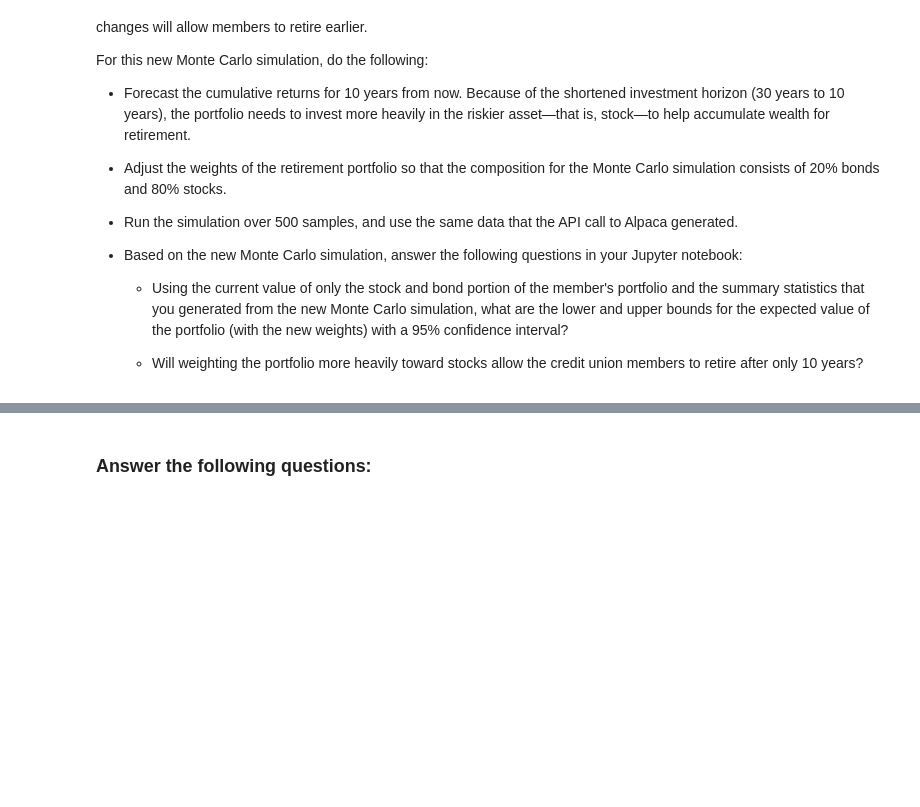
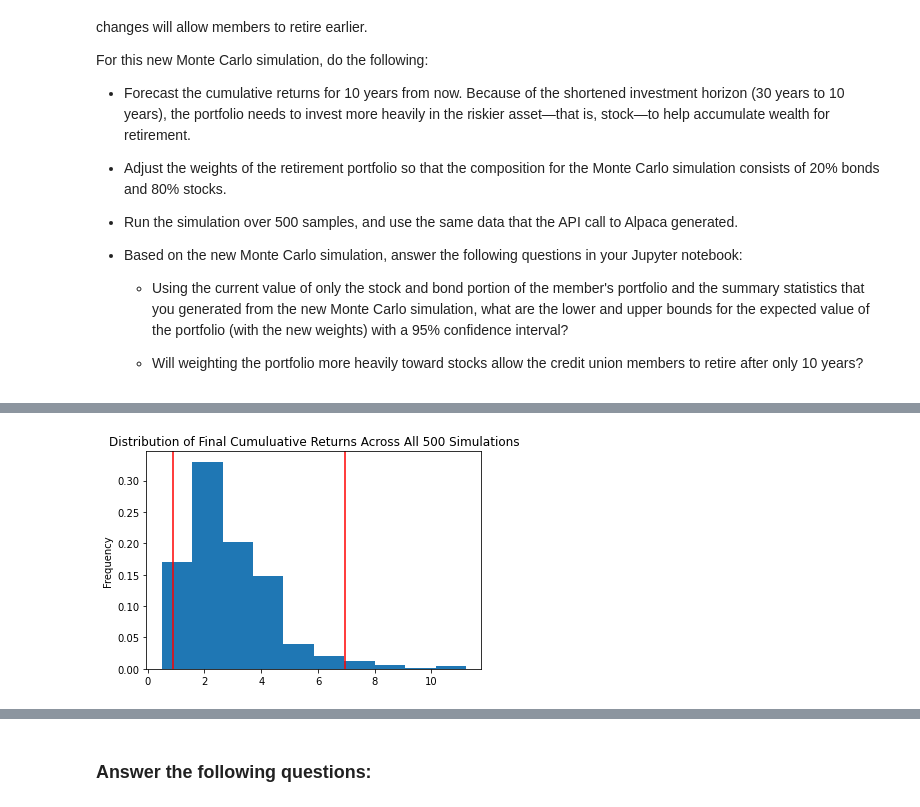
Before and after one commit to danicavalera/Financial_Planning, a Jupyter notebook: Assignment/financial_planning_tools.ipynb, the cells around one changed output, grey strips where cells are left out. Drawn from its saved outputs; the diff is of its cells as text; code cells hidden in the pictures; blank space fills up the shorter version.

```diff
--- a/Assignment/financial_planning_tools.ipynb
+++ b/Assignment/financial_planning_tools.ipynb
@@ -646,7 +693,9 @@ For this new Monte Carlo simulation, do the following:
 # %%
 # Visualize the probability distribution of the 10-year Monte Carlo simulation
 # by plotting a histogram
-# YOUR CODE HERE
+MC_ten_hist_plot = MC_tenyear.plot_distribution()
+# %% [output]
+[figure, added]
 # %%
 # Generate summary statistics from the 10-year Monte Carlo simulation results
 # Save the results as a variable
```
Also changed, not shown: parts of 8 cells of this notebook.
